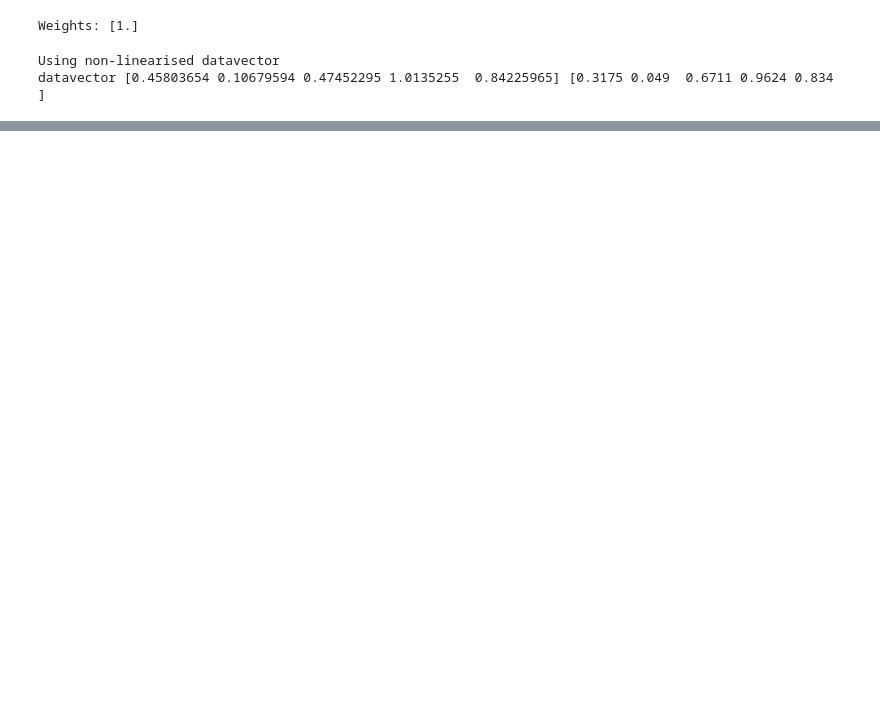
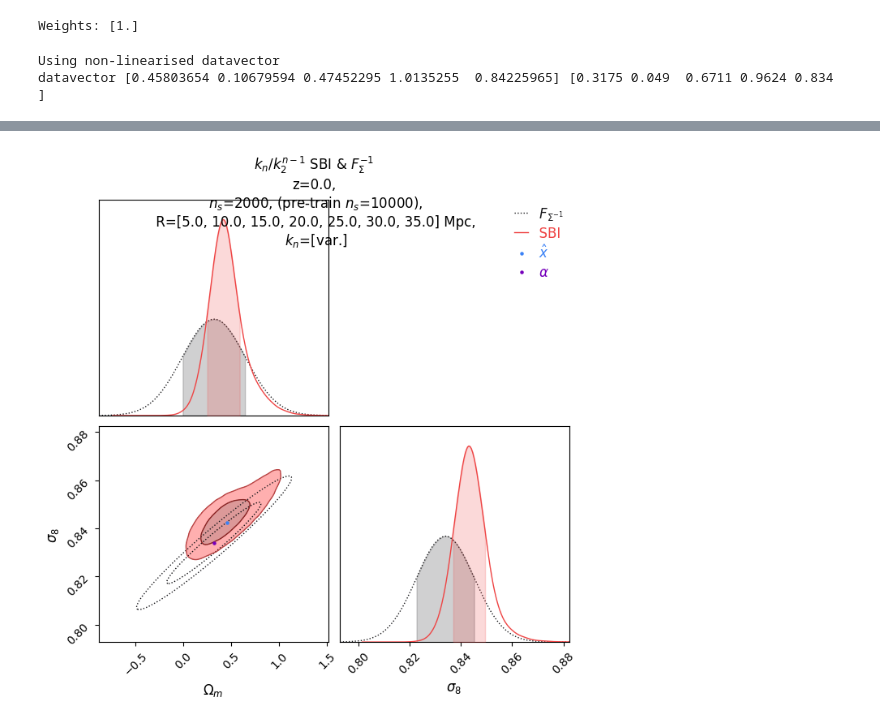
Before and after one commit to homerjed/sbiax, a Jupyter notebook: cumulants/cumulants_sbi.ipynb, the cells around one changed output, grey strips where cells are left out. Drawn from its saved outputs; the diff is of its cells as text; code cells hidden in the pictures; blank space fills up the shorter version.

```diff
--- a/cumulants/cumulants_sbi.ipynb
+++ b/cumulants/cumulants_sbi.ipynb
@@ -574,0 +566,49 @@ plt.show()
+# %%
+Om_s8_idx = np.array([0, -1])
+posterior_df = make_df(
+    samples[:, Om_s8_idx],
+    samples_log_prob,
+    parameter_strings=[dataset.parameter_strings[p] for p in Om_s8_idx]
+)
+
+c = ChainConsumer()
+c.add_chain(
+    Chain.from_covariance(
+        dataset.alpha[Om_s8_idx],
+        dataset.Finv[:, Om_s8_idx][Om_s8_idx, :],
+        columns=[dataset.parameter_strings[p] for p in Om_s8_idx],
+        name=r"$F_{\Sigma^{-1}}$",
+        color="k",
+        linestyle=":",
+        shade_alpha=0.
+    )
+)
+c.add_chain(Chain(samples=posterior_df, name="SBI", color="r"))
+c.add_marker(
+    location=marker(x_[Om_s8_idx], parameter_strings=[dataset.parameter_strings[p] for p in Om_s8_idx]),
+    name=r"$\hat{x}$",
+    color="b"
+)
+c.add_marker(
+    location=marker(dataset.alpha[Om_s8_idx], parameter_strings=[dataset.parameter_strings[p] for p in Om_s8_idx]),
+    name=r"$\alpha$",
+    color="#7600bc"
+)
+fig = c.plotter.plot()
+fig.suptitle(
+    r"$k_n/k_2^{n-1}$ SBI & $F_{{\Sigma}}^{{-1}}$" + "\n" +
+    "z={},\n $n_s$={}, (pre-train $n_s$={}),\n R={} Mpc,\n $k_n$={}".format(
+            config.redshift,
+            len(X),
+            config.n_linear_sims if config.pre_train else None,
+            "[{}]".format(", ".join(map(str, config.scales))),
+            "[{}]".format(",".join(map(str, [["var.", "skew.", "kurt."][_] for _ in config.order_idx])))
+        ),
+    multialignment='center'
+)
+plt.show()
+# plt.savefig(os.path.join(results_dir, "posterior_affine.pdf"))
+# plt.savefig(os.path.join(posteriors_dir, "posterior_affine.pdf"))
+# plt.close()
+# %% [output]
+[figure, added]
```
Also changed, not shown: parts of 8 cells of this notebook, 4 other files.
